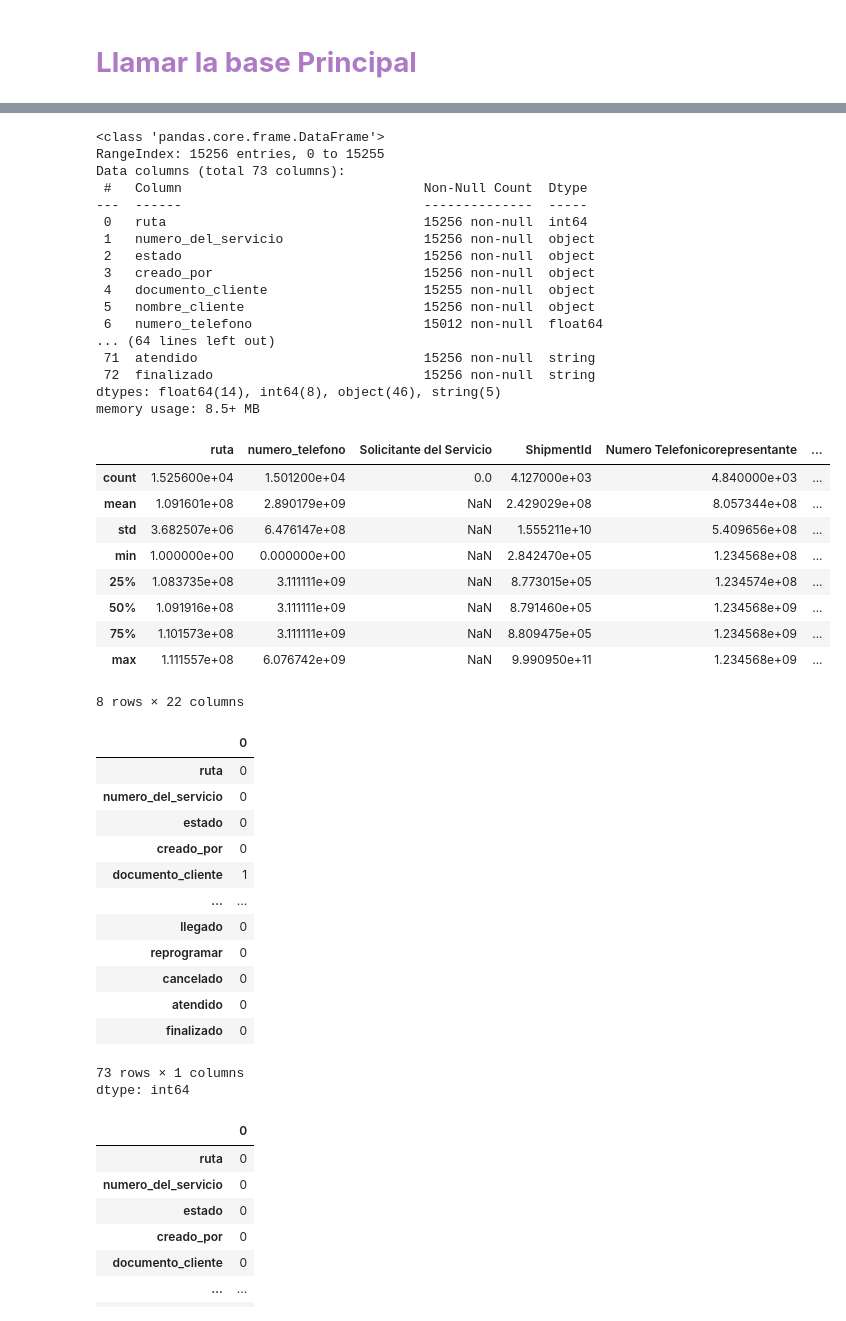
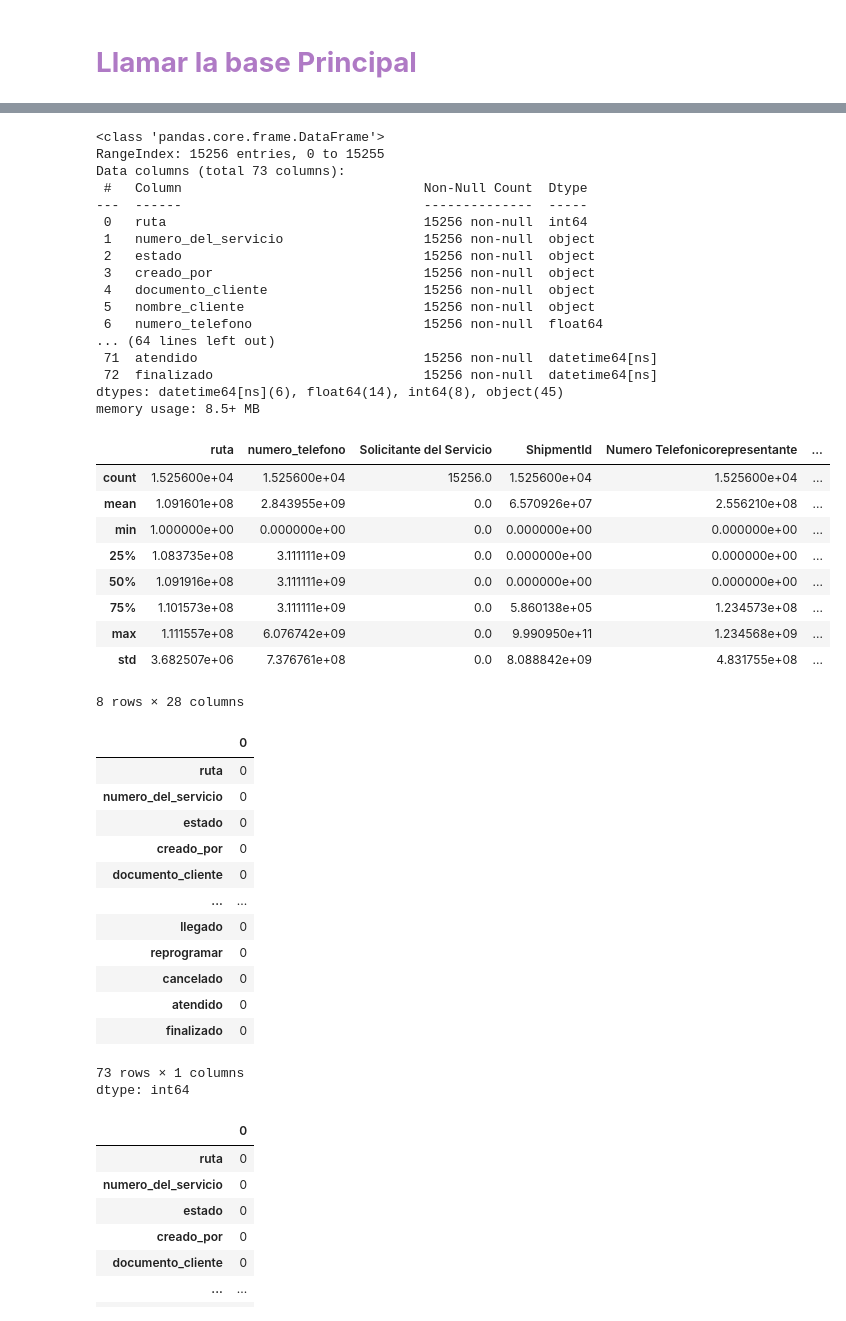
Before and after one commit to r2x4/quick__practice, a Jupyter notebook: quick_practise.ipynb, the cells around one changed output, grey strips where cells are left out. Drawn from its saved outputs; the diff is of its cells as text; code cells hidden in the pictures.

```diff
--- a/quick_practise.ipynb
+++ b/quick_practise.ipynb
@@ -50,4 +35,4 @@ import datetime as dt
 # %%
 # se agrega low para que pandas lea todo el dataset
 
-datos = pd.read_csv('/content/base_primaria.csv', low_memory=False)
+datos_uno = pd.read_csv('/content/base_principal.csv', low_memory=False)
@@ -62,20 +49,22 @@ datos.sample(4)
 4 rows × 73 columns
 # %%
-# Definir columnas que contienen fechas
 columnas_fecha = ['llegado', 'reprogramar', 'cancelado', 'atendido', 'finalizado']
-
-# Especificar formato explícito (ajústalo si es necesario)
 formato_fecha = '%Y-%m-%d'
 
-# Convertir columnas a datetime con manejo de errores y formato definido
+# Convertimos las columnas a tipo datetime (NaN se mantiene como NaT)
 for col in columnas_fecha:
-    datos[col] = pd.to_datetime(datos[col], format=formato_fecha, errors='coerce')
-
-# Reemplazar fechas nulas por una fecha por defecto
-for col in columnas_fecha:
-    datos[col] = datos[col].astype('string').fillna('0')
+    datos_uno[col] = pd.to_datetime(datos_uno[col], format=formato_fecha, errors='coerce')
+# %%
+# Lista de columnas a limpiar
+nas_fecha = ['llegado', 'asignado', 'finalizado', 'primer_contacto', 'ultimo_contacto']
+
+# Procesamiento
+for col in nas_fecha:
+    if col in datos_uno.columns:
+        datos_uno[col] = datos_uno[col].astype(str).apply(lambda x: x.split('|')[0] if '|' in x else x)
+        datos_uno[col] = pd.to_datetime(datos_uno[col], errors='coerce')
 # %%
-datos.info()
+datos_uno.info()
 # %% [output]
 <class 'pandas.core.frame.DataFrame'>
 RangeIndex: 15256 entries, 0 to 15255
@@ -86,38 +75,38 @@ Data columns (total 73 columns):
  1   numero_del_servicio                  15256 non-null  object
  2   estado                               15256 non-null  object
  3   creado_por                           15256 non-null  object
- 4   documento_cliente                    15255 non-null  object
+ 4   documento_cliente                    15256 non-null  object
  5   nombre_cliente                       15256 non-null  object
- 6   numero_telefono                      15012 non-null  float64
+ 6   numero_telefono                      15256 non-null  float64
 ... (64 lines left out)
- 71  atendido                             15256 non-null  string
- 72  finalizado                           15256 non-null  string
-dtypes: float64(14), int64(8), object(46), string(5)
+ 71  atendido                             15256 non-null  datetime64[ns]
+ 72  finalizado                           15256 non-null  datetime64[ns]
+dtypes: datetime64[ns](6), float64(14), int64(8), object(45)
 memory usage: 8.5+ MB
 # %%
-datos.describe()
+datos_uno.describe()
 # %% [output]
 |  | ruta | numero_telefono | Solicitante del Servicio | ShipmentId | Numero Telefonicorepresentante | ... |
-| count | 1.525600e+04 | 1.501200e+04 | 0.0 | 4.127000e+03 | 4.840000e+03 | ... |
-| mean | 1.091601e+08 | 2.890179e+09 | NaN | 2.429029e+08 | 8.057344e+08 | ... |
-| std | 3.682507e+06 | 6.476147e+08 | NaN | 1.555211e+10 | 5.409656e+08 | ... |
-| min | 1.000000e+00 | 0.000000e+00 | NaN | 2.842470e+05 | 1.234568e+08 | ... |
-| 25% | 1.083735e+08 | 3.111111e+09 | NaN | 8.773015e+05 | 1.234574e+08 | ... |
-| 50% | 1.091916e+08 | 3.111111e+09 | NaN | 8.791460e+05 | 1.234568e+09 | ... |
-| 75% | 1.101573e+08 | 3.111111e+09 | NaN | 8.809475e+05 | 1.234568e+09 | ... |
-| max | 1.111557e+08 | 6.076742e+09 | NaN | 9.990950e+11 | 1.234568e+09 | ... |
+| count | 1.525600e+04 | 1.525600e+04 | 15256.0 | 1.525600e+04 | 1.525600e+04 | ... |
+| mean | 1.091601e+08 | 2.843955e+09 | 0.0 | 6.570926e+07 | 2.556210e+08 | ... |
+| min | 1.000000e+00 | 0.000000e+00 | 0.0 | 0.000000e+00 | 0.000000e+00 | ... |
+| 25% | 1.083735e+08 | 3.111111e+09 | 0.0 | 0.000000e+00 | 0.000000e+00 | ... |
+| 50% | 1.091916e+08 | 3.111111e+09 | 0.0 | 0.000000e+00 | 0.000000e+00 | ... |
+| 75% | 1.101573e+08 | 3.111111e+09 | 0.0 | 5.860138e+05 | 1.234573e+08 | ... |
+| max | 1.111557e+08 | 6.076742e+09 | 0.0 | 9.990950e+11 | 1.234568e+09 | ... |
+| std | 3.682507e+06 | 7.376761e+08 | 0.0 | 8.088842e+09 | 4.831755e+08 | ... |
-8 rows × 22 columns
+8 rows × 28 columns
 # %%
 # ver los nulos
 
-datos.isnull().sum()
+datos_uno.isnull().sum()
 # %% [output]
 |  | 0 |
 | ruta | 0 |
 | numero_del_servicio | 0 |
 | estado | 0 |
 | creado_por | 0 |
-| documento_cliente | 1 |
+| documento_cliente | 0 |
 | ... | ... |
 | llegado | 0 |
 | reprogramar | 0 |
```
Also changed, not shown: parts of 25 cells of this notebook.
